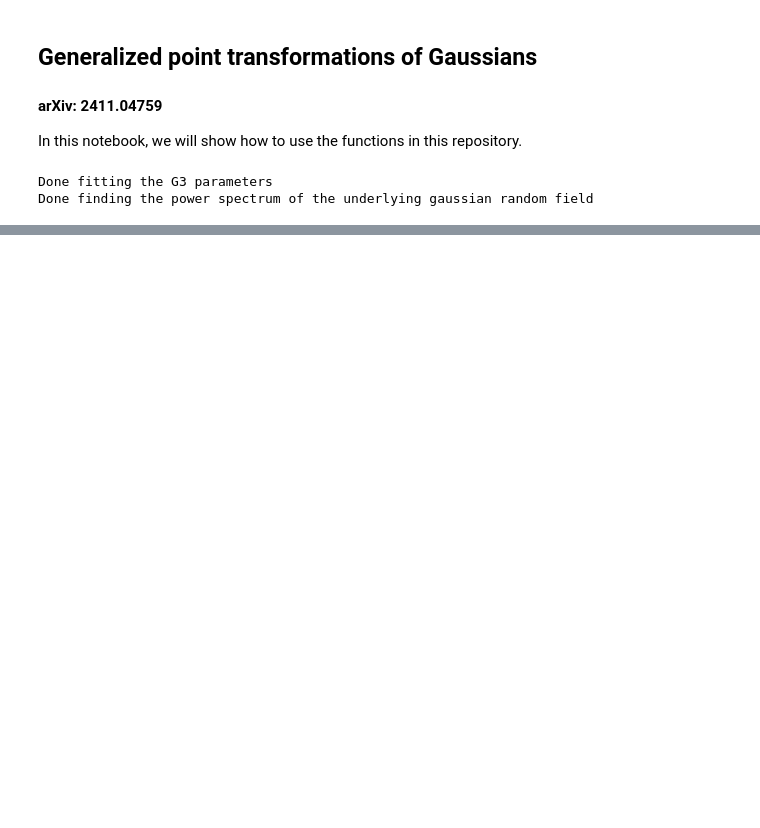
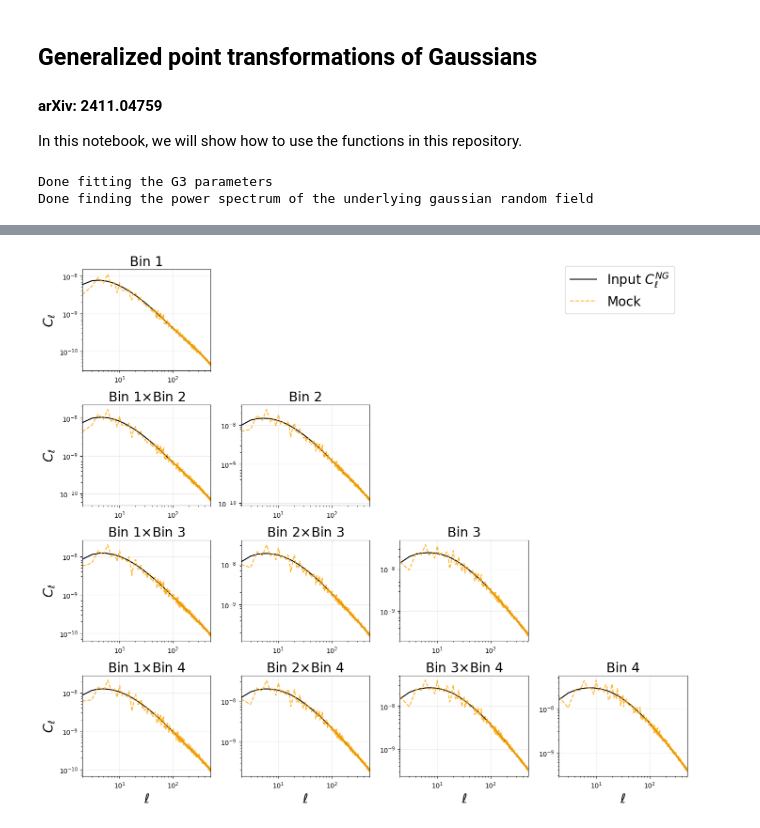
Before and after one commit to ivan96eb/cosmock, a Jupyter notebook: Quickstart.ipynb, the cells around one changed output, grey strips where cells are left out. Drawn from its saved outputs; the diff is of its cells as text; code cells hidden in the pictures; blank space fills up the shorter version.

Commit message:
added the cls plot

```diff
--- a/Quickstart.ipynb
+++ b/Quickstart.ipynb
@@ -105,0 +106,48 @@ plt.close()
+# %%
+ells = np.arange(lmax + 1)
+l2   = ells >= 2
+cl_mock = {}
+for i in range(N_bins):
+    for j in range(i + 1):
+        if i == j:
+            cl_mock[(i, j)] = hp.anafast(kappa_mock_pix[i], lmax=lmax)
+        else:
+            cl_mock[(i, j)] = hp.anafast(kappa_mock_pix[i], kappa_mock_pix[j], lmax=lmax)
+
+pw = pixwin[:lmax + 1]
+
+fig, axes = plt.subplots(N_bins, N_bins, figsize=(14, 12))
+
+for i in range(N_bins):
+    for j in range(N_bins):
+        ax = axes[i, j]
+        if j > i:
+            ax.axis('off')
+            continue
+
+        cl_in  = cl_NG[i, j, :lmax + 1] * (pw ** 2)
+        cl_out = cl_mock[(i, j)]
+        pos = l2 & (cl_out > 0) & (cl_in > 0)
+        ax.loglog(ells[pos], cl_in[pos],  color='k',       lw=1.5, label=r'Input $C_\ell^{NG}$')
+        ax.loglog(ells[pos], cl_out[pos], color='orange', lw=1.5, ls='--', alpha=0.85, label='Mock')
+
+        ax.set_xlim(2, lmax)
+        ax.grid(alpha=0.25)
+        ax.tick_params(labelsize=10)
+
+        title = rf'Bin {j+1}$\times$Bin {i+1}' if i != j else rf'Bin {i+1}'
+        ax.set_title(title, fontsize=20)
+
+        if j == 0:
+            ax.set_ylabel(r'$C_\ell$', fontsize=20)
+        if i == N_bins - 1:
+            ax.set_xlabel(r'$\ell$', fontsize=20)
+
+handles, labels = axes[0, 0].get_legend_handles_labels()
+fig.legend(handles, labels, loc='upper right', bbox_to_anchor=(0.98, 0.98),
+           fontsize=20, framealpha=0.9)
+plt.tight_layout()
+plt.show()
+plt.close()
+# %% [output]
+[figure, added]
```
Also changed, not shown: parts of 2 cells of this notebook.
